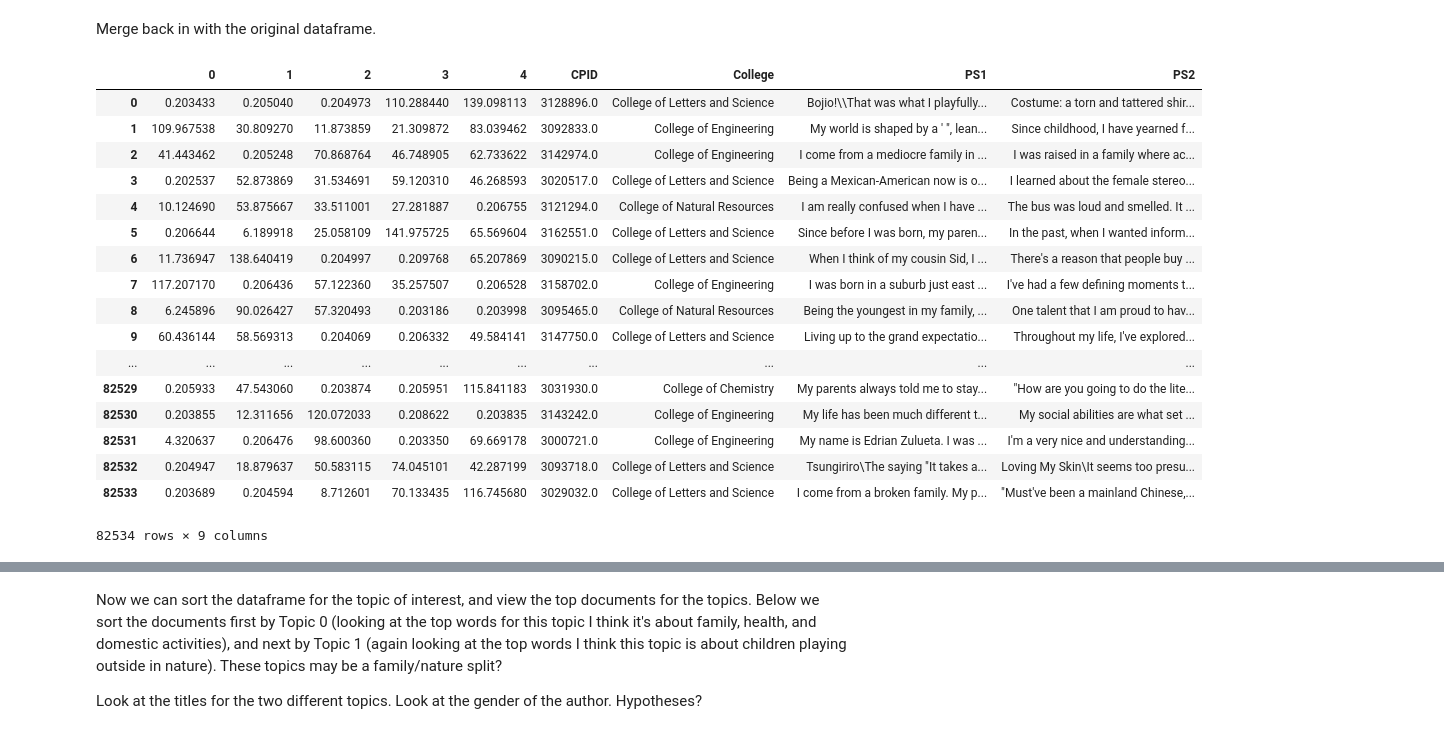
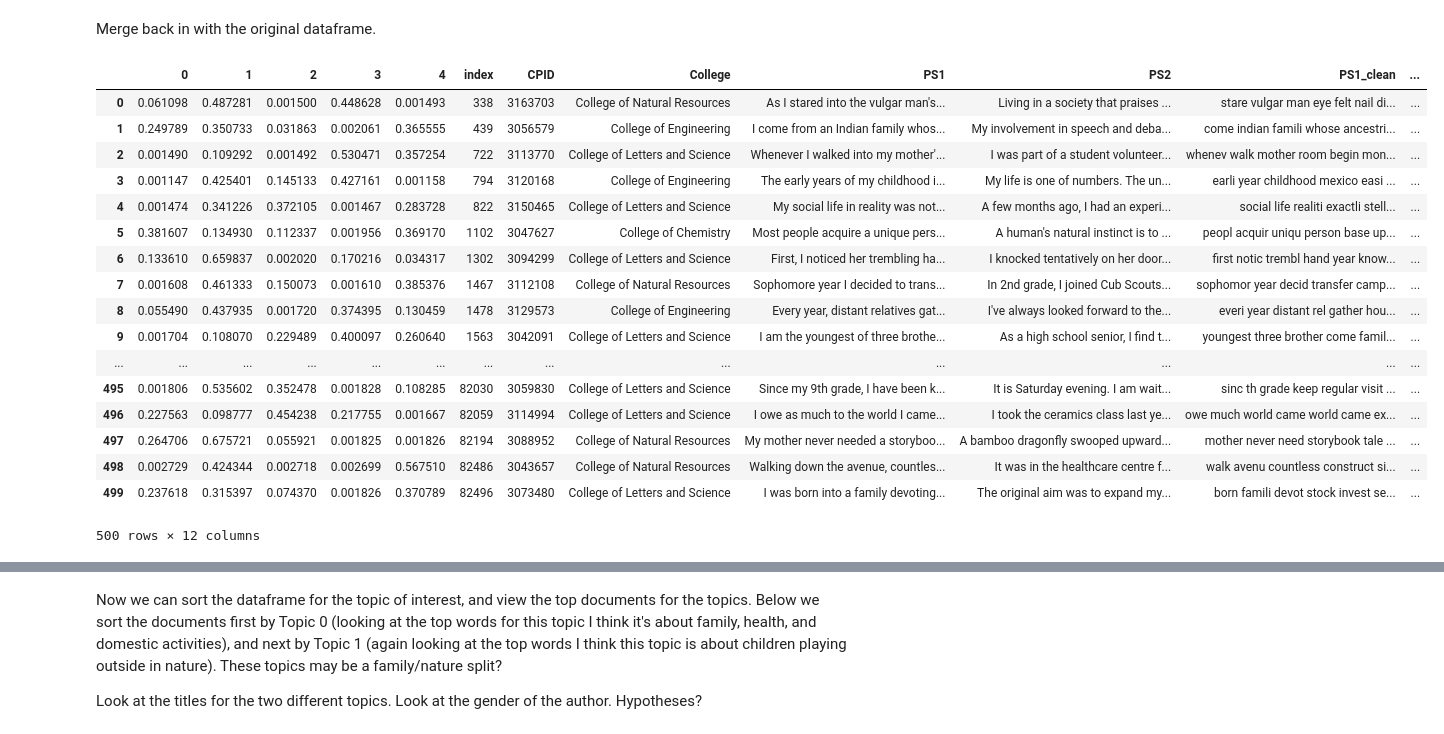
Before and after one commit to BeniamG/Admissions_Essays, a Jupyter notebook: Admissions_Essays_Full_Test_Topic_Modeling.ipynb, the cells around one changed output, grey strips where cells are left out. Saved outputs shown, nothing was run; the diff lists cells and outputs as text; code cells hidden in the pictures.

```diff
--- a/Admissions_Essays_Full_Test_Topic_Modeling.ipynb
+++ b/Admissions_Essays_Full_Test_Topic_Modeling.ipynb
@@ -455,8 +455,8 @@ test_list_2 - dataframe
 # %% [markdown]
 Joining the tokens back to a string so we can execute count vectorizer and create a documnet term matrix.
 # %%
-df_no_missing['PS1_tokens'] = df_no_missing['PS1_tokens'].apply(lambda x: ' '.join(x)) # for item in x])
-df_no_missing['PS2_tokens'] = df_no_missing['PS2_tokens'].apply(lambda x: ' '.join(x)) # for item in x])
+df_no_missing['PS1_clean'] = df_no_missing['PS1_clean'].apply(lambda x: ' '.join(x)) # for item in x])
+df_no_missing['PS2_clean'] = df_no_missing['PS2_clean'].apply(lambda x: ' '.join(x)) # for item in x])
 
 
 # text_list_stemmed = [' '.join([porter_stemmer.stem(word) for word in sentence.split(" ")]) for sentence in text_list]
@@ -487,7 +487,7 @@ In this section we'll create a smaller sample of the code to that the analysis w
 # %%
 # This generates a random sample of N essays, with a random state set for reproducability.
 # N can be slowly increased slowly to test the computational resources required as you scale up
-df_sample = df_no_missing.sample(n=5000, random_state=0)
+df_sample = df_no_missing.sample(n=500, random_state=0)
 
 # This code resets the indexs so that sorted orininals are kept and new ones are generated.
 df_sample = df_sample.sort_index()
@@ -532,10 +523,14 @@ from sklearn.feature_extraction.text import CountVectorizer
 
 countvec = CountVectorizer()
 
-# Original sklearn_dtm = CountVectorizer().fit_transform(df.PS1)
-#I added the values.astype for an interim step in the section below and it seemed to fix the count vectorizer issues
-sklearn_dtm_PS1 = countvec.fit_transform(df_no_missing['PS1_tokens']) #.values.astype('U'))
-sklearn_dtm_PS2 = countvec.fit_transform(df_no_missing['PS2_tokens']) #.values.astype('U'))
+#This is where I assign the sample data to be analyzed.  If I want to run the whole dataset, comment this out.
+df_no_missing = df_sample
+
+#Original sklearn_dtm = CountVectorizer().fit_transform(df.PS1)
+#I added the '.values.astype('U')' for an interim step in the section below.
+#It seemed to fix the count vectorizer issues
+sklearn_dtm_PS1 = countvec.fit_transform(df_no_missing['PS1_clean'])
+sklearn_dtm_PS2 = countvec.fit_transform(df_no_missing['PS2_clean'])
 
 print('PS1 sparse matrix type')
 print(sklearn_dtm_PS1)
@@ -712,7 +688,7 @@ tfidf_vectorizer = TfidfVectorizer(max_df=0.80, min_df=50,
                                    max_features=None,
                                    stop_words='english')
 
-tfidf = tfidf_vectorizer.fit_transform(df_lit['PS1'])
+tfidf = tfidf_vectorizer.fit_transform(df_no_missing['PS1_clean'])
 
 # Use tf (raw term count) features
 print("Extracting tf features for LDA...")
@@ -721,15 +697,15 @@ tf_vectorizer = CountVectorizer(max_df=0.80, min_df=50,
                                 stop_words='english'
                                 )
 
-tf = tf_vectorizer.fit_transform(df_lit['PS1'])
+tf = tf_vectorizer.fit_transform(df_no_missing['PS1_clean'])
 
 print("Fitting LDA models with tf features, "
       "n_samples=%d and n_topics=%d..."
       % (n_samples, n_topics))
 
 #define the lda function, with desired options TAKE A LOOK AT THIS.  MIGHT BE TOO FEW
-lda = LatentDirichletAllocation(n_topics=n_topics, max_iter=20,  #100 (THATS WHAT LAURA DID)
-                                learning_method='online',  # CHANGE THIS TO BATCH
+lda = LatentDirichletAllocation(n_topics=n_topics, max_iter=100,  #100 (THATS WHAT LAURA DID)
+                                learning_method='batch',  # CHANGE THIS from 'online' TO 'batch'
                                 learning_offset=80.,
                                 total_samples=n_samples, # TAKE A LOOK AT THIS RE CHANGE TO BATCH
                                 random_state=0)
@@ -795,25 +765,25 @@ array([[   0.20343325,    0.20504045,    0.20497347,  110.28843997,
 Merge back in with the original dataframe.
 # %%
 topic_dist_df = pandas.DataFrame(topic_dist)
-df_w_topics = topic_dist_df.join(df_lit)
+df_w_topics = topic_dist_df.join(df_no_missing)
 df_w_topics
 # %% [output]
-|  | 0 | 1 | 2 | 3 | 4 | CPID | College | PS1 | PS2 |
-| 0 | 0.203433 | 0.205040 | 0.204973 | 110.288440 | 139.098113 | 3128896.0 | College of Letters and Science | Bojio!\\That was what I playfully... | Costume: a torn and tattered shir... |
-| 1 | 109.967538 | 30.809270 | 11.873859 | 21.309872 | 83.039462 | 3092833.0 | College of Engineering | My world is shaped by a ' ", lean... | Since childhood, I have yearned f... |
-| 2 | 41.443462 | 0.205248 | 70.868764 | 46.748905 | 62.733622 | 3142974.0 | College of Engineering | I come from a mediocre family in ... | I was raised in a family where ac... |
-| 3 | 0.202537 | 52.873869 | 31.534691 | 59.120310 | 46.268593 | 3020517.0 | College of Letters and Science | Being a Mexican-American now is o... | I learned about the female stereo... |
-| 4 | 10.124690 | 53.875667 | 33.511001 | 27.281887 | 0.206755 | 3121294.0 | College of Natural Resources | I am really confused when I have ... | The bus was loud and smelled. It ... |
-| 5 | 0.206644 | 6.189918 | 25.058109 | 141.975725 | 65.569604 | 3162551.0 | College of Letters and Science | Since before I was born, my paren... | In the past, when I wanted inform... |
-| 6 | 11.736947 | 138.640419 | 0.204997 | 0.209768 | 65.207869 | 3090215.0 | College of Letters and Science | When I think of my cousin Sid, I ... | There's a reason that people buy ... |
-| 7 | 117.207170 | 0.206436 | 57.122360 | 35.257507 | 0.206528 | 3158702.0 | College of Engineering | I was born in a suburb just east ... | I've had a few defining moments t... |
-| 8 | 6.245896 | 90.026427 | 57.320493 | 0.203186 | 0.203998 | 3095465.0 | College of Natural Resources | Being the youngest in my family, ... | One talent that I am proud to hav... |
-| 9 | 60.436144 | 58.569313 | 0.204069 | 0.206332 | 49.584141 | 3147750.0 | College of Letters and Science | Living up to the grand expectatio... | Throughout my life, I've explored... |
-| ... | ... | ... | ... | ... | ... | ... | ... | ... | ... |
-| 82529 | 0.205933 | 47.543060 | 0.203874 | 0.205951 | 115.841183 | 3031930.0 | College of Chemistry | My parents always told me to stay... | "How are you going to do the lite... |
-| 82530 | 0.203855 | 12.311656 | 120.072033 | 0.208622 | 0.203835 | 3143242.0 | College of Engineering | My life has been much different t... | My social abilities are what set ... |
-| 82531 | 4.320637 | 0.206476 | 98.600360 | 0.203350 | 69.669178 | 3000721.0 | College of Engineering | My name is Edrian Zulueta. I was ... | I'm a very nice and understanding... |
-| 82532 | 0.204947 | 18.879637 | 50.583115 | 74.045101 | 42.287199 | 3093718.0 | College of Letters and Science | Tsungiriro\The saying "It takes a... | Loving My Skin\It seems too presu... |
-| 82533 | 0.203689 | 0.204594 | 8.712601 | 70.133435 | 116.745680 | 3029032.0 | College of Letters and Science | I come from a broken family. My p... | "Must've been a mainland Chinese,... |
+|  | 0 | 1 | 2 | 3 | 4 | index | CPID | College | PS1 | PS2 | PS1_clean | ... |
+| 0 | 0.061098 | 0.487281 | 0.001500 | 0.448628 | 0.001493 | 338 | 3163703 | College of Natural Resources | As I stared into the vulgar man's... | Living in a society that praises ... | stare vulgar man eye felt nail di... | ... |
+| 1 | 0.249789 | 0.350733 | 0.031863 | 0.002061 | 0.365555 | 439 | 3056579 | College of Engineering | I come from an Indian family whos... | My involvement in speech and deba... | come indian famili whose ancestri... | ... |
+| 2 | 0.001490 | 0.109292 | 0.001492 | 0.530471 | 0.357254 | 722 | 3113770 | College of Letters and Science | Whenever I walked into my mother'... | I was part of a student volunteer... | whenev walk mother room begin mon... | ... |
+| 3 | 0.001147 | 0.425401 | 0.145133 | 0.427161 | 0.001158 | 794 | 3120168 | College of Engineering | The early years of my childhood i... | My life is one of numbers. The un... | earli year childhood mexico easi ... | ... |
+| 4 | 0.001474 | 0.341226 | 0.372105 | 0.001467 | 0.283728 | 822 | 3150465 | College of Letters and Science | My social life in reality was not... | A few months ago, I had an experi... | social life realiti exactli stell... | ... |
+| 5 | 0.381607 | 0.134930 | 0.112337 | 0.001956 | 0.369170 | 1102 | 3047627 | College of Chemistry | Most people acquire a unique pers... | A human's natural instinct is to ... | peopl acquir uniqu person base up... | ... |
+| 6 | 0.133610 | 0.659837 | 0.002020 | 0.170216 | 0.034317 | 1302 | 3094299 | College of Letters and Science | First, I noticed her trembling ha... | I knocked tentatively on her door... | first notic trembl hand year know... | ... |
+| 7 | 0.001608 | 0.461333 | 0.150073 | 0.001610 | 0.385376 | 1467 | 3112108 | College of Natural Resources | Sophomore year I decided to trans... | In 2nd grade, I joined Cub Scouts... | sophomor year decid transfer camp... | ... |
+| 8 | 0.055490 | 0.437935 | 0.001720 | 0.374395 | 0.130459 | 1478 | 3129573 | College of Engineering | Every year, distant relatives gat... | I've always looked forward to the... | everi year distant rel gather hou... | ... |
+| 9 | 0.001704 | 0.108070 | 0.229489 | 0.400097 | 0.260640 | 1563 | 3042091 | College of Letters and Science | I am the youngest of three brothe... | As a high school senior, I find t... | youngest three brother come famil... | ... |
+| ... | ... | ... | ... | ... | ... | ... | ... | ... | ... | ... | ... | ... |
+| 495 | 0.001806 | 0.535602 | 0.352478 | 0.001828 | 0.108285 | 82030 | 3059830 | College of Letters and Science | Since my 9th grade, I have been k... | It is Saturday evening. I am wait... | sinc th grade keep regular visit ... | ... |
+| 496 | 0.227563 | 0.098777 | 0.454238 | 0.217755 | 0.001667 | 82059 | 3114994 | College of Letters and Science | I owe as much to the world I came... | I took the ceramics class last ye... | owe much world came world came ex... | ... |
+| 497 | 0.264706 | 0.675721 | 0.055921 | 0.001825 | 0.001826 | 82194 | 3088952 | College of Natural Resources | My mother never needed a storyboo... | A bamboo dragonfly swooped upward... | mother never need storybook tale ... | ... |
+| 498 | 0.002729 | 0.424344 | 0.002718 | 0.002699 | 0.567510 | 82486 | 3043657 | College of Natural Resources | Walking down the avenue, countles... | It was in the healthcare centre f... | walk avenu countless construct si... | ... |
+| 499 | 0.237618 | 0.315397 | 0.074370 | 0.001826 | 0.370789 | 82496 | 3073480 | College of Letters and Science | I was born into a family devoting... | The original aim was to expand my... | born famili devot stock invest se... | ... |
-82534 rows × 9 columns
+500 rows × 12 columns
 # %%
```
Also changed, not shown: parts of 37 cells of this notebook.
